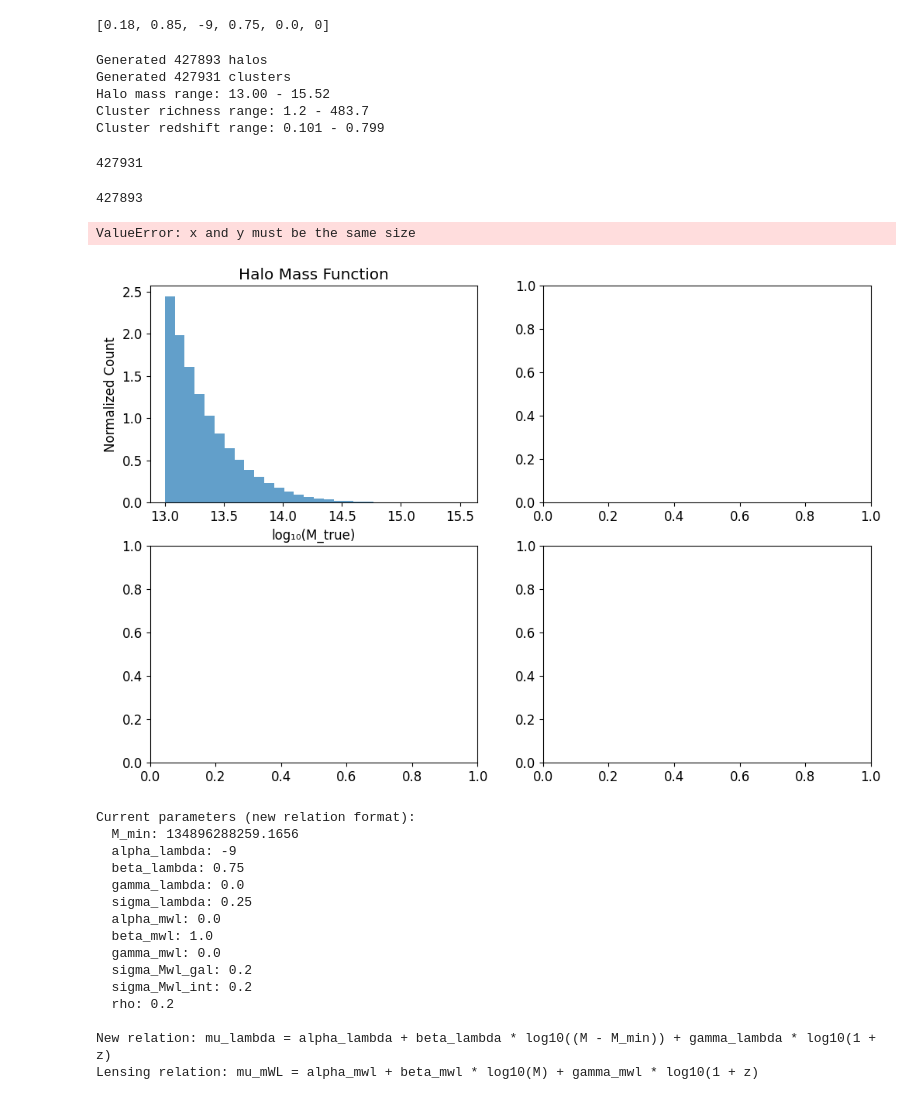
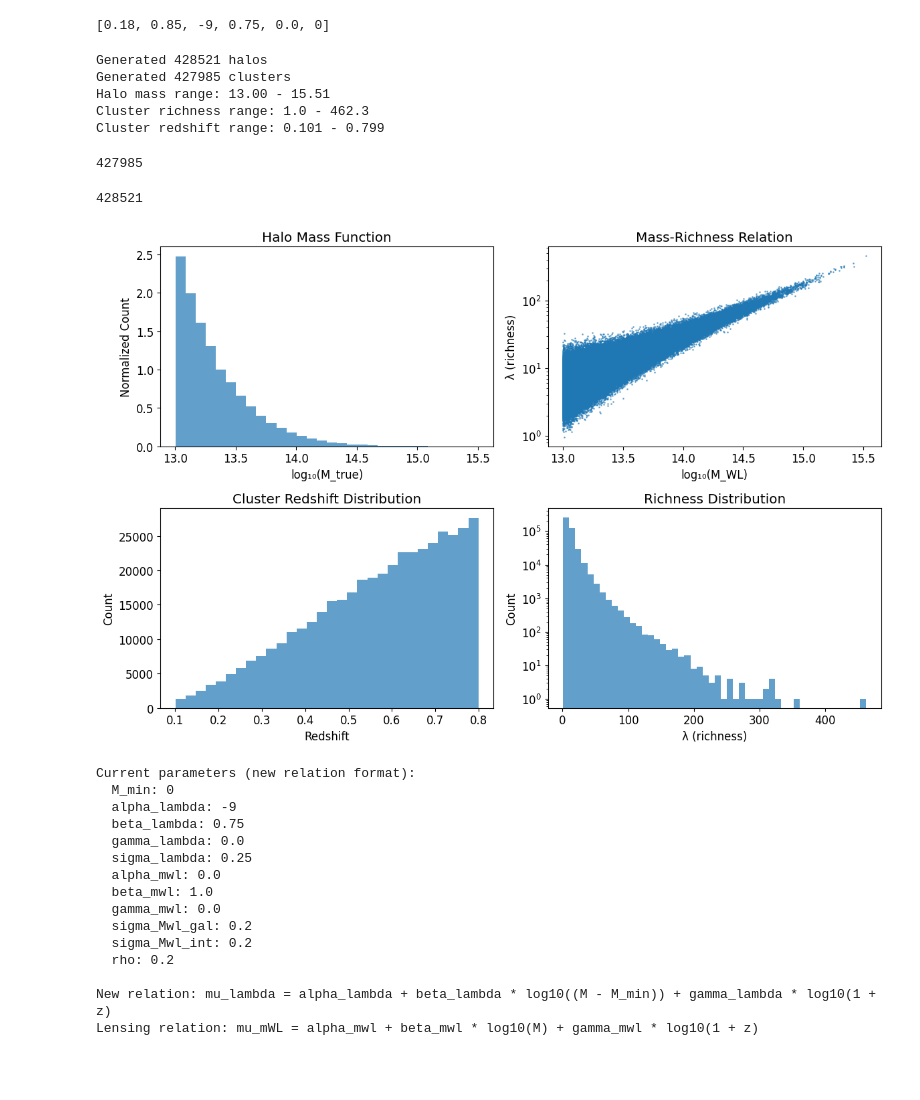
Before and after one commit to calumhrmurray/capish, a Jupyter notebook: notebooks/calum/des_y1_mass_richness_calibration.ipynb, the cells around one changed output. Cells and saved outputs as stored; diff of their text form; code cells hidden in the pictures; blank space fills up the shorter version.

```diff
--- a/notebooks/calum/des_y1_mass_richness_calibration.ipynb
+++ b/notebooks/calum/des_y1_mass_richness_calibration.ipynb
@@ -194,7 +194,7 @@ COSMO_PARAMS = {
 }
 
 # DES survey area
-DES_AREA_DEG2 = 300 #1600.4
+DES_AREA_DEG2 = 1600.4
 DES_AREA_SR = DES_AREA_DEG2 * (np.pi/180)**2
 
 print(f"DES survey area: {DES_AREA_DEG2} deg² ({DES_AREA_SR:.6f} sr)")
@@ -436,54 +436,53 @@ print(f"Halo mass range: {np.min(log10m_true):.2f} - {np.max(log10m_true):.2f}")
 print(f"Cluster richness range: {np.min(richness):.1f} - {np.max(richness):.1f}")
 print(f"Cluster redshift range: {np.min(z_obs):.3f} - {np.max(z_obs):.3f}")
 # %% [output]
-Generated 427893 halos
-Generated 427931 clusters
-Halo mass range: 13.00 - 15.52
-Cluster richness range: 1.2 - 483.7
+Generated 428521 halos
+Generated 427985 clusters
+Halo mass range: 13.00 - 15.51
+Cluster richness range: 1.0 - 462.3
 Cluster redshift range: 0.101 - 0.799
 # %%
 len( richness )
 # %% [output]
-427931
+427985
 # %%
 len( log10m_true )
 # %% [output]
-427893
+428521
 # %%
 # Plot catalog diagnostics
 fig, axes = plt.subplots(2, 2, figsize=(12, 8))
 
 # Halo mass function
 axes[0,0].hist(log10m_true, bins=30, alpha=0.7, density=True)
 axes[0,0].set_xlabel('log₁₀(M_true)')
 axes[0,0].set_ylabel('Normalized Count')
 axes[0,0].set_title('Halo Mass Function')
 
 # Mass-richness relation
-axes[0,1].scatter(log10m_true, richness, alpha=0.5, s=1)
-axes[0,1].set_xlabel('log₁₀(M_true)')
+axes[0,1].scatter(log10mWL, richness, alpha=0.5, s=1)
+axes[0,1].set_xlabel('log₁₀(M_WL)')
 axes[0,1].set_ylabel('λ (richness)')
 axes[0,1].set_yscale('log')
 axes[0,1].set_title('Mass-Richness Relation')
 
 # Redshift distribution
 axes[1,0].hist(z_obs, bins=30, alpha=0.7)
 axes[1,0].set_xlabel('Redshift')
 axes[1,0].set_ylabel('Count')
 axes[1,0].set_title('Cluster Redshift Distribution')
 
 # Richness distribution
 axes[1,1].hist(richness, bins=50, alpha=0.7)
 axes[1,1].set_xlabel('λ (richness)')
 axes[1,1].set_ylabel('Count')
 axes[1,1].set_yscale('log')
 axes[1,1].set_title('Richness Distribution')
 
 plt.tight_layout()
 plt.show()
 # %% [output]
-ValueError: x and y must be the same size
-[figure, old version]
+[figure, new version]
 # %%
 # Example parameter modifications for new relation format:
 # MASS_RICHNESS_PARAMS['alpha_lambda'] = 12.0    # Adjust normalization
@@ -498,7 +497,7 @@ print("\nNew relation: mu_lambda = alpha_lambda + beta_lambda * log10((M - M_min
 print("Lensing relation: mu_mWL = alpha_mwl + beta_mwl * log10(M) + gamma_mwl * log10(1 + z)")
 # %% [output]
 Current parameters (new relation format):
-  M_min: 134896288259.1656
+  M_min: 0
   alpha_lambda: -9
   beta_lambda: 0.75
   gamma_lambda: 0.0
```
Also changed, not shown: parts of 4 cells of this notebook, 1 other file.
